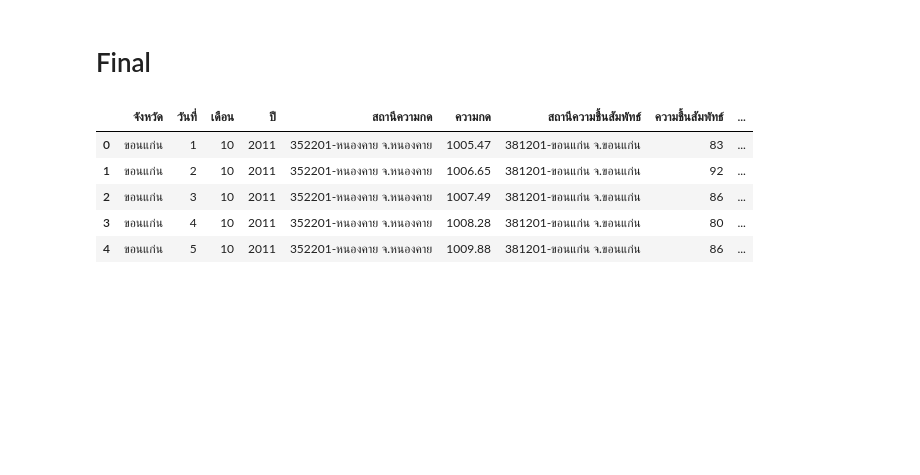
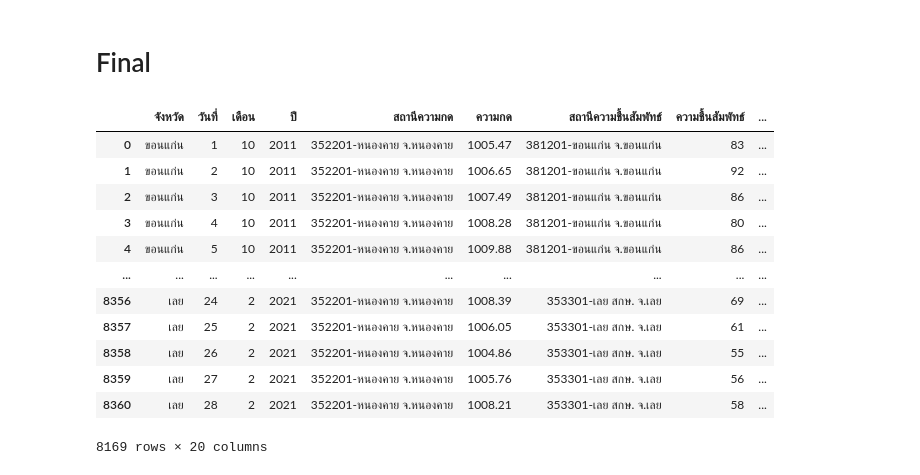
Before and after one commit to 1234567890qqqqqq/bsc_dpdm22, a Jupyter notebook: Quiz_Group_5_20_of_Midterm.ipynb, the cells around one changed output. Cells and saved outputs as stored; diff of their text form; code cells hidden in the pictures; blank space fills up the shorter version.

```diff
--- a/Quiz_Group_5_20_of_Midterm.ipynb
+++ b/Quiz_Group_5_20_of_Midterm.ipynb
@@ -1094,15 +1094,22 @@ Index(['จังหวัด', 'สถานีความกด', 'เดื
 # %%
 table_final = tm4[['จังหวัด', 'วันที่', 'เดือน', 'ปี','สถานีความกด','ความกด',
        'สถานีความชื้นสัมพัทธ์', 'ความชื้นสัมพัทธ์',  'สถานีอุณหภูมิตุ้มแห้ง', 'อุณหภูมิตุ้มแห้ง'
        ,'สถานีอุณหภูมิจุดน้ำค้าง', 'อุณหภูมิจุดน้ำค้าง', 'สถานีอุณหภูมิต่ำสุด',
        'อุณหภูมิต่ำสุด', 'สถานีจำนวนเมฆ', 'จำนวนเมฆ', 'สถานีปริมาณฝน', 'ปริมาณฝน',
        'สถานีความเร็วลม',
        'ความเร็วลม']]
-table_final.head(5)
+table_final
 # %% [output]
 |  | จังหวัด | วันที่ | เดือน | ปี | สถานีความกด | ความกด | สถานีความชื้นสัมพัทธ์ | ความชื้นสัมพัทธ์ | ... |
 | 0 | ขอนแก่น | 1 | 10 | 2011 | 352201-หนองคาย จ.หนองคาย | 1005.47 | 381201-ขอนแก่น จ.ขอนแก่น | 83 | ... |
 | 1 | ขอนแก่น | 2 | 10 | 2011 | 352201-หนองคาย จ.หนองคาย | 1006.65 | 381201-ขอนแก่น จ.ขอนแก่น | 92 | ... |
 | 2 | ขอนแก่น | 3 | 10 | 2011 | 352201-หนองคาย จ.หนองคาย | 1007.49 | 381201-ขอนแก่น จ.ขอนแก่น | 86 | ... |
 | 3 | ขอนแก่น | 4 | 10 | 2011 | 352201-หนองคาย จ.หนองคาย | 1008.28 | 381201-ขอนแก่น จ.ขอนแก่น | 80 | ... |
 | 4 | ขอนแก่น | 5 | 10 | 2011 | 352201-หนองคาย จ.หนองคาย | 1009.88 | 381201-ขอนแก่น จ.ขอนแก่น | 86 | ... |
+| ... | ... | ... | ... | ... | ... | ... | ... | ... | ... |
+| 8356 | เลย | 24 | 2 | 2021 | 352201-หนองคาย จ.หนองคาย | 1008.39 | 353301-เลย สกษ. จ.เลย | 69 | ... |
+| 8357 | เลย | 25 | 2 | 2021 | 352201-หนองคาย จ.หนองคาย | 1006.05 | 353301-เลย สกษ. จ.เลย | 61 | ... |
+| 8358 | เลย | 26 | 2 | 2021 | 352201-หนองคาย จ.หนองคาย | 1004.86 | 353301-เลย สกษ. จ.เลย | 55 | ... |
+| 8359 | เลย | 27 | 2 | 2021 | 352201-หนองคาย จ.หนองคาย | 1005.76 | 353301-เลย สกษ. จ.เลย | 56 | ... |
+| 8360 | เลย | 28 | 2 | 2021 | 352201-หนองคาย จ.หนองคาย | 1008.21 | 353301-เลย สกษ. จ.เลย | 58 | ... |
+8169 rows × 20 columns
```
Also changed, not shown: parts of 17 cells of this notebook.
